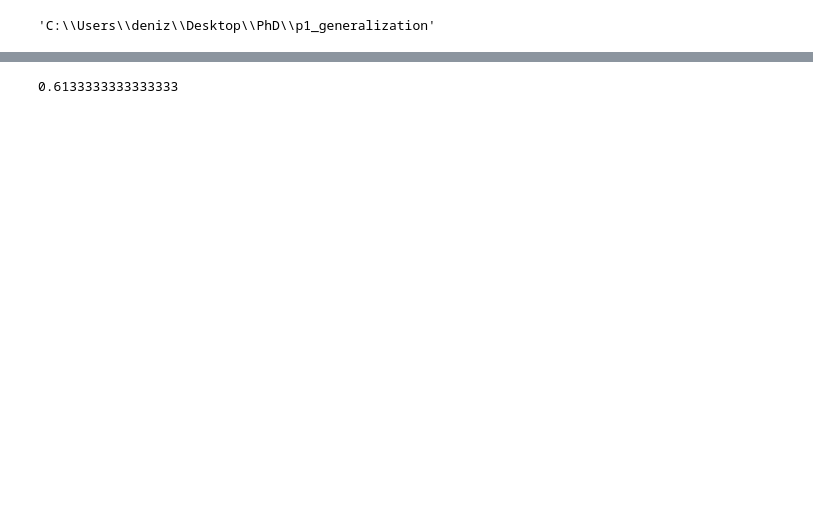
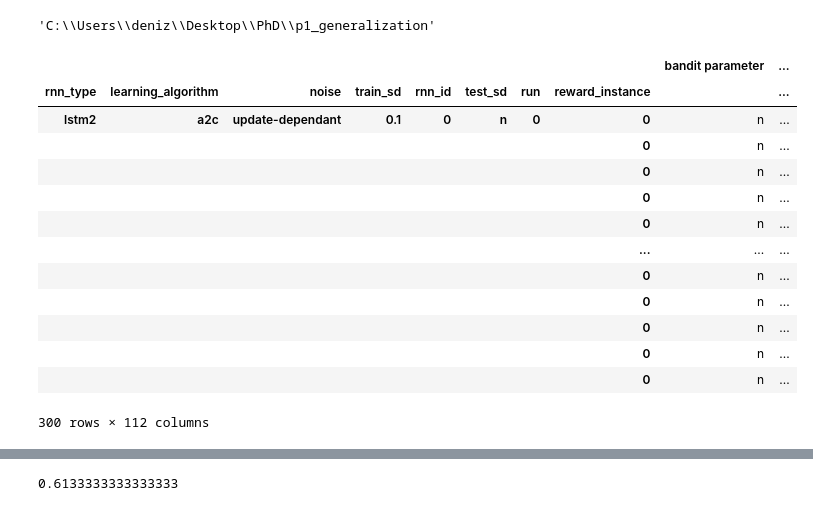
Before and after one commit to deniztu/p2_volatility, a Jupyter notebook: experiments/create_rnn_csv_data.ipynb, the cells around one changed output, grey strips where cells are left out. Drawn from its saved outputs; the diff is of its cells as text; code cells hidden in the pictures; blank space fills up the shorter version.

```diff
--- a/experiments/create_rnn_csv_data.ipynb
+++ b/experiments/create_rnn_csv_data.ipynb
@@ -13,8 +13,8 @@ os.getcwd()
 # %%
 path_to_test_runs = 'data/rnn_raw_data/'
 # %%
-num_ins = 30
-n_walks = 3
+num_ins = 1#30
+n_walks = 1#3
 
 
 # prepare arrays
@@ -24,19 +24,36 @@ is_optimal = np.array([])
 rnn_id = np.array([])
 walk_id = np.array([])
 
-# for id_ in range(num_ins):
-#     for walk in range(1, n_walks+1):
+for id_ in range(num_ins):
+    for walk in range(1, n_walks+1):
 
-#         file_name = 'lstm2_a2c_nh_48_lr_0_0001_n_u_p_0_5_ew_0_vw_0_5_dr_0_5_res_d_f_p_0_1_rt_con_a_4_n_300_te_50000_id_{}_test_b_daw_p_{}'.format(id_, walk)
+        file_name = 'lstm2_a2c_nh_48_lr_0_0001_n_u_p_0_5_ew_0_vw_0_5_dr_0_5_res_d_f_p_0_1_rt_con_a_4_n_300_te_50000_id_{}_test_b_daw_p_{}'.format(id_, walk)
 
-#         d = pickle.load(open(os.path.join(path_to_test_runs, file_name), 'rb'))
-#         df = d.reset_index()
+        d = pickle.load(open(os.path.join(path_to_test_runs, file_name), 'rb'))
+        df = d.reset_index()
 
-#         choice = np.append(choice, df.choice.to_numpy())
+        choice = np.append(choice, df.choice.to_numpy())
 
-#         pos_reward = [[p1,p2,p3,p4][ch] for ch, p1, p2, p3, p4 in zip(df['choice'], df['p_rew_1'], df['p_rew_2'], df['p_rew_3'], df['p_rew_4'])]
+        pos_reward = [[p1,p2,p3,p4][ch] for ch, p1, p2, p3, p4 in zip(df['choice'], df['p_rew_1'], df['p_rew_2'], df['p_rew_3'], df['p_rew_4'])]
 
-#         reward = np.append(reward, pos_reward)
-#         is_optimal = np.append(is_optimal, df.accuracy.to_numpy())
-#         rnn_id = np.append(rnn_id, df.rnn_id.to_numpy())
-#         walk_id = np.append(walk_id, [walk]*300)
+        reward = np.append(reward, pos_reward)
+        is_optimal = np.append(is_optimal, df.accuracy.to_numpy())
+        rnn_id = np.append(rnn_id, df.rnn_id.to_numpy())
+        walk_id = np.append(walk_id, [walk]*300)
+# %%
+d
+# %% [output]
+|  |  |  |  |  |  |  |  | bandit parameter | ... |
+| rnn_type | learning_algorithm | noise | train_sd | rnn_id | test_sd | run | reward_instance |  | ... |
+| lstm2 | a2c | update-dependant | 0.1 | 0 | n | 0 | 0 | n | ... |
+|  |  |  |  |  |  |  | 0 | n | ... |
+|  |  |  |  |  |  |  | 0 | n | ... |
+|  |  |  |  |  |  |  | 0 | n | ... |
+|  |  |  |  |  |  |  | 0 | n | ... |
+|  |  |  |  |  |  |  | ... | ... | ... |
+|  |  |  |  |  |  |  | 0 | n | ... |
+|  |  |  |  |  |  |  | 0 | n | ... |
+|  |  |  |  |  |  |  | 0 | n | ... |
+|  |  |  |  |  |  |  | 0 | n | ... |
+|  |  |  |  |  |  |  | 0 | n | ... |
+300 rows × 112 columns
```
Also changed, not shown: parts of 1 cell of this notebook, 13 other files.
